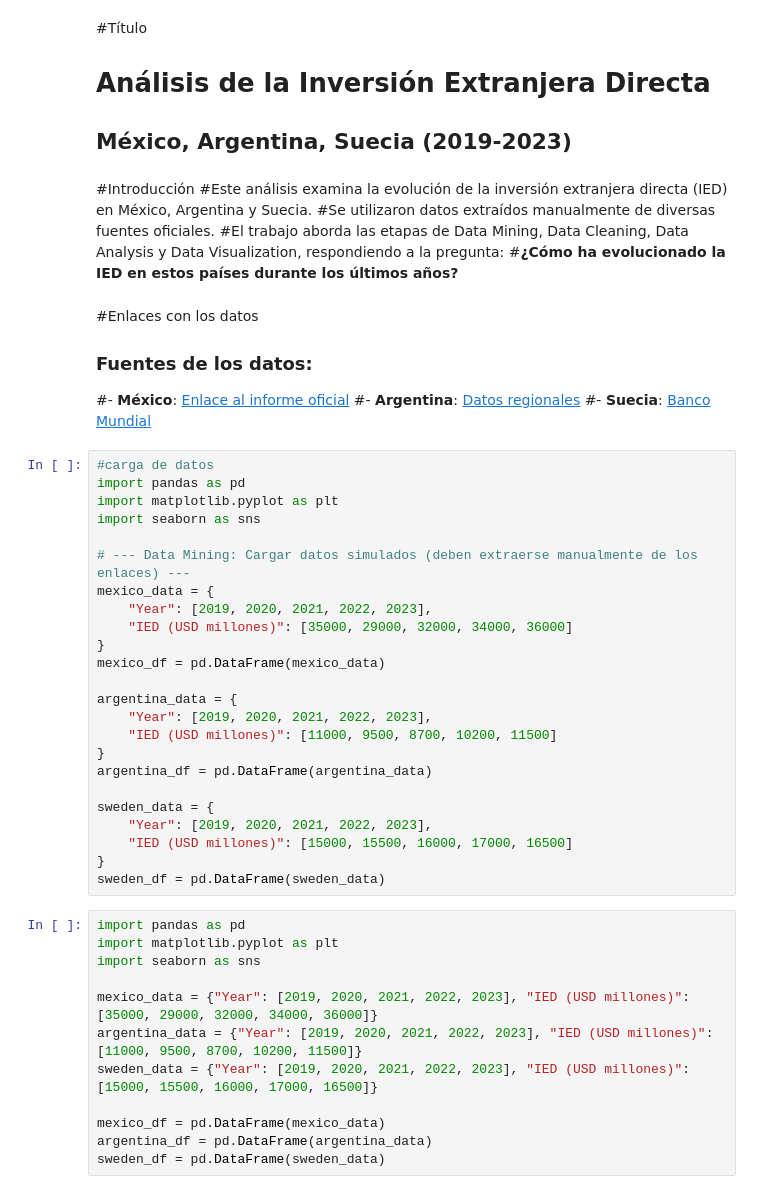
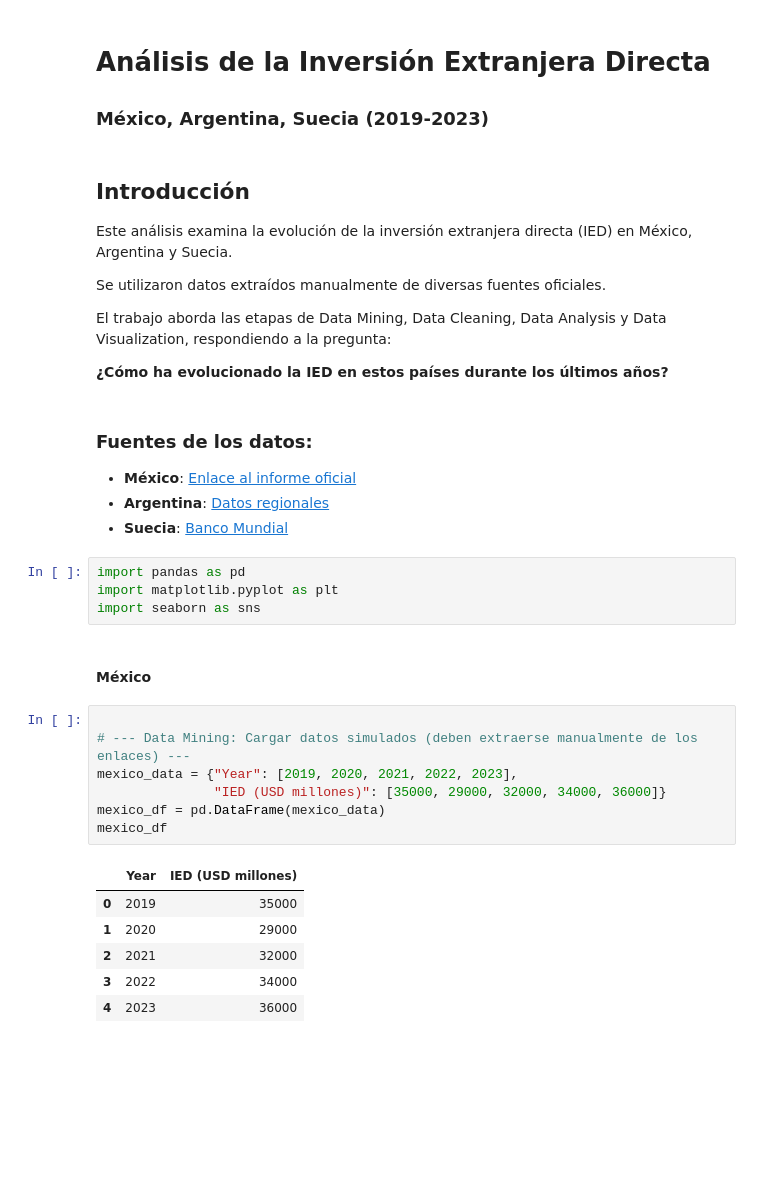
Before and after one commit to hchocobar/ucu-2024-group4-project3, a Jupyter notebook: Proyecto finalll.ipynb, the cells around one changed output. Cells and saved outputs as stored; diff of their text form; blank space fills up the shorter version.

```diff
--- a/Proyecto finalll.ipynb
+++ b/Proyecto finalll.ipynb
@@ -1,52 +1,40 @@
 # %% [markdown]
-#Título
 # Análisis de la Inversión Extranjera Directa
-## México, Argentina, Suecia (2019-2023)
+
+### México, Argentina, Suecia (2019-2023)
 # %% [markdown]
-#Introducción
-#Este análisis examina la evolución de la inversión extranjera directa (IED) en México, Argentina y Suecia.
-#Se utilizaron datos extraídos manualmente de diversas fuentes oficiales.
-#El trabajo aborda las etapas de Data Mining, Data Cleaning, Data Analysis y Data Visualization, respondiendo a la pregunta:
-#**¿Cómo ha evolucionado la IED en estos países durante los últimos años?**
+## Introducción
+
+Este análisis examina la evolución de la inversión extranjera directa (IED) en México, Argentina y Suecia.
+
+Se utilizaron datos extraídos manualmente de diversas fuentes oficiales.
+
+El trabajo aborda las etapas de Data Mining, Data Cleaning, Data Analysis y Data Visualization, respondiendo a la pregunta:
+
+**¿Cómo ha evolucionado la IED en estos países durante los últimos años?**
 # %% [markdown]
-#Enlaces con los datos
 ### Fuentes de los datos:
-#- **México**: [Enlace al informe oficial](https://www.gob.mx/cms/uploads/attachment/file/945218/20240905_Informe_Congreso_2024_2T.pdf)
-#- **Argentina**: [Datos regionales](https://agenda2030lac.org/estadisticas/banco-datos-regional-seguimiento-ods.html?indicator_id=4231&lang=es)
-#- **Suecia**: [Banco Mundial](https://datos.bancomundial.org/indicador/BN.KLT.DINV.CD?locations=SE&view=chart)
+
+- **México**: [Enlace al informe oficial](https://www.gob.mx/cms/uploads/attachment/file/945218/20240905_Informe_Congreso_2024_2T.pdf)
+- **Argentina**: [Datos regionales](https://agenda2030lac.org/estadisticas/banco-datos-regional-seguimiento-ods.html?indicator_id=4231&lang=es)
+- **Suecia**: [Banco Mundial](https://datos.bancomundial.org/indicador/BN.KLT.DINV.CD?locations=SE&view=chart)
+# %%
+import pandas as pd
+import matplotlib.pyplot as plt
+import seaborn as sns
+# %% [markdown]
+#### México
 # %%
-#carga de datos
-import pandas as pd
-import matplotlib.pyplot as plt
-import seaborn as sns
 
 # --- Data Mining: Cargar datos simulados (deben extraerse manualmente de los enlaces) ---
-mexico_data = {
-    "Year": [2019, 2020, 2021, 2022, 2023],
-    "IED (USD millones)": [35000, 29000, 32000, 34000, 36000]
-}
+mexico_data = {"Year": [2019, 2020, 2021, 2022, 2023],
+               "IED (USD millones)": [35000, 29000, 32000, 34000, 36000]}
 mexico_df = pd.DataFrame(mexico_data)
-
-argentina_data = {
-    "Year": [2019, 2020, 2021, 2022, 2023],
-    "IED (USD millones)": [11000, 9500, 8700, 10200, 11500]
-}
-argentina_df = pd.DataFrame(argentina_data)
-
-sweden_data = {
-    "Year": [2019, 2020, 2021, 2022, 2023],
-    "IED (USD millones)": [15000, 15500, 16000, 17000, 16500]
-}
-sweden_df = pd.DataFrame(sweden_data)
+mexico_df
+# %% [output]
+|  | Year | IED (USD millones) |
+| 0 | 2019 | 35000 |
+| 1 | 2020 | 29000 |
+| 2 | 2021 | 32000 |
+| 3 | 2022 | 34000 |
+| 4 | 2023 | 36000 |
-# %%
-import pandas as pd
-import matplotlib.pyplot as plt
-import seaborn as sns
-
-mexico_data = {"Year": [2019, 2020, 2021, 2022, 2023], "IED (USD millones)": [35000, 29000, 32000, 34000, 36000]}
-argentina_data = {"Year": [2019, 2020, 2021, 2022, 2023], "IED (USD millones)": [11000, 9500, 8700, 10200, 11500]}
-sweden_data = {"Year": [2019, 2020, 2021, 2022, 2023], "IED (USD millones)": [15000, 15500, 16000, 17000, 16500]}
-
-mexico_df = pd.DataFrame(mexico_data)
-argentina_df = pd.DataFrame(argentina_data)
-sweden_df = pd.DataFrame(sweden_data)
```
Also changed, not shown: parts of 10 cells of this notebook.
